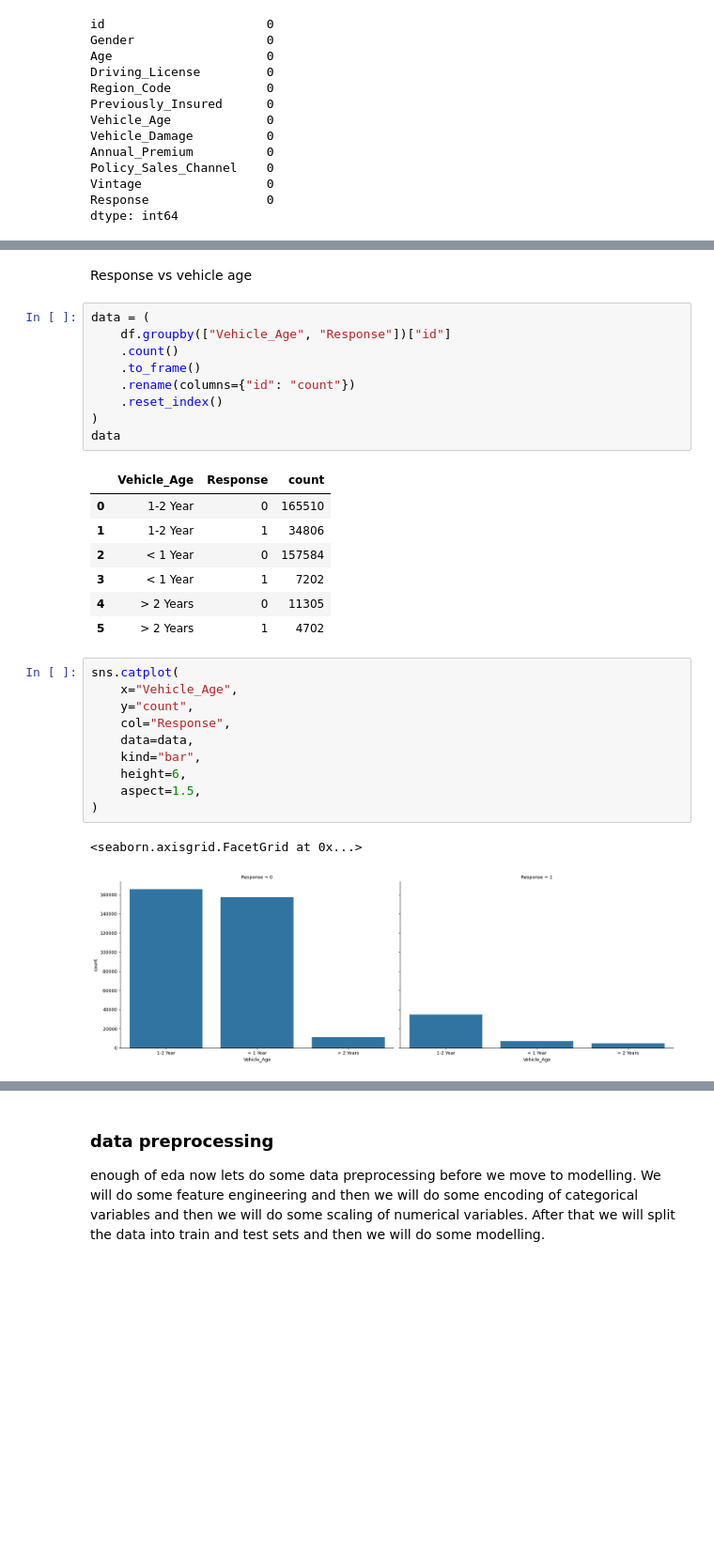
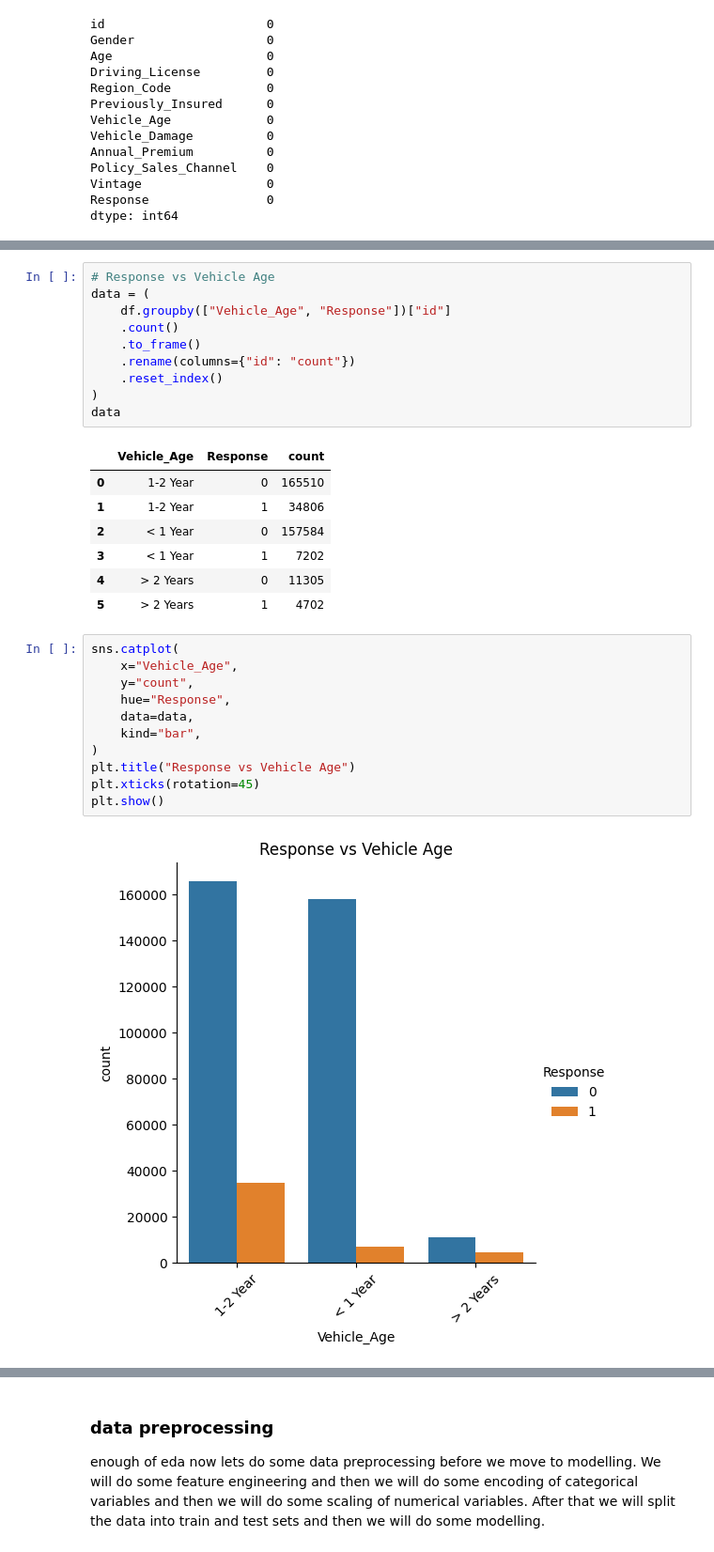
Before and after one commit to Youngboy01/vehicle-Insurance, a Jupyter notebook: notebooks/experimentation.ipynb, the cells around one changed output, grey strips where cells are left out. Shown at 94% size. Cells and saved outputs as stored; diff of their text form; blank space fills up the shorter version.

```diff
--- a/notebooks/experimentation.ipynb
+++ b/notebooks/experimentation.ipynb
@@ -163,9 +134,8 @@ plt.xticks(rotation=45)
 plt.show()
 # %% [output]
 [figure]
-# %% [markdown]
-Response vs vehicle age
 # %%
+# Response vs Vehicle Age
 data = (
     df.groupby(["Vehicle_Age", "Response"])["id"]
     .count()
@@ -185,13 +155,13 @@ data
 # %%
 sns.catplot(
     x="Vehicle_Age",
     y="count",
-    col="Response",
+    hue="Response",
     data=data,
     kind="bar",
-    height=6,
-    aspect=1.5,
 )
+plt.title("Response vs Vehicle Age")
+plt.xticks(rotation=45)
+plt.show()
 # %% [output]
-<seaborn.axisgrid.FacetGrid at 0x...>
-[figure, old version]
+[figure, new version]
```
Also changed, not shown: parts of 64 cells of this notebook, 1 other file.
